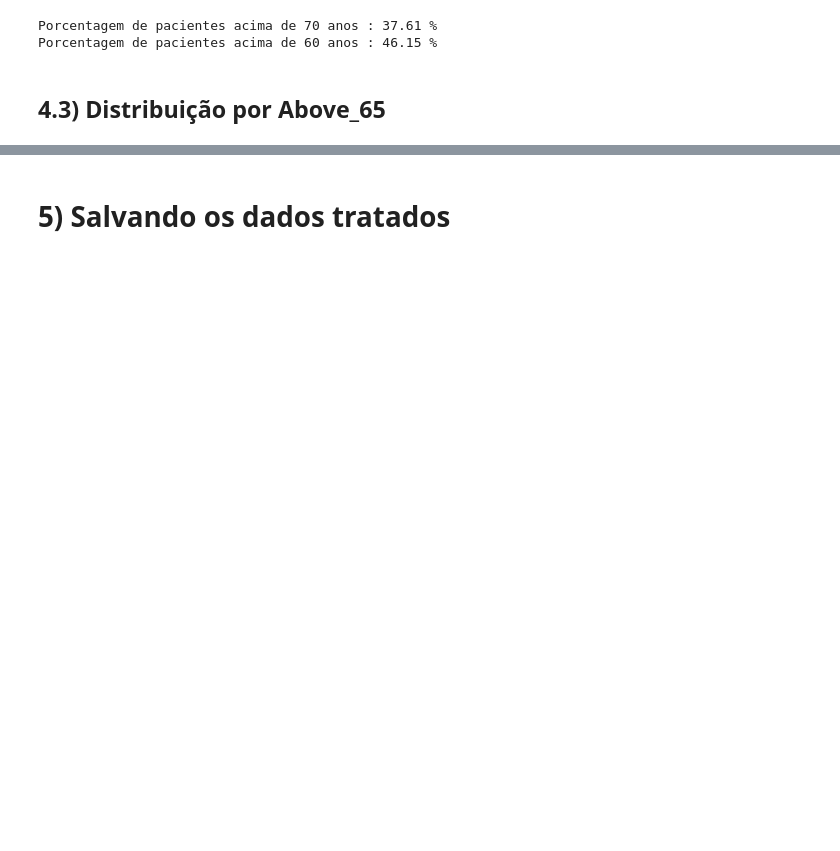
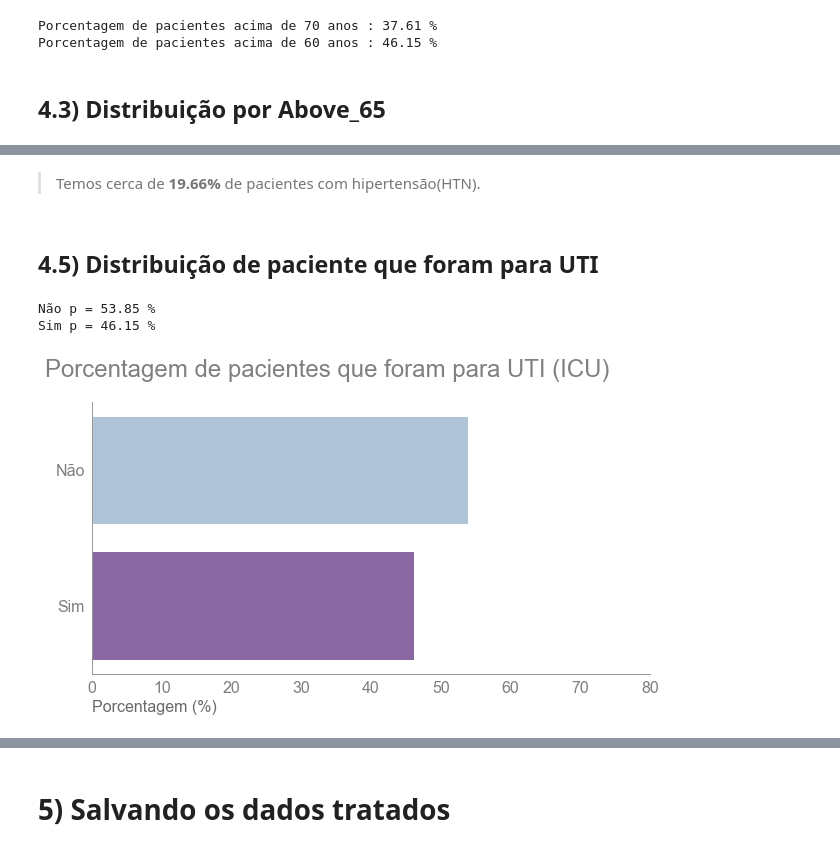
Before and after one commit to HenriqueCCdA/BC_DS_Projeto_Final, a Jupyter notebook: Notebooks/Exploratorios/explaracao_limpezada.ipynb, the cells around one changed output, grey strips where cells are left out. Cells and saved outputs as stored; diff of their text form; code cells hidden in the pictures; blank space fills up the shorter version.

```diff
--- a/Notebooks/Exploratorios/explaracao_limpezada.ipynb
+++ b/Notebooks/Exploratorios/explaracao_limpezada.ipynb
@@ -663,0 +629,21 @@ plot_barras(titulo = 'Porcentagem de pacientes por genêro',
+# %% [markdown]
+> Temos cerca de **19.66%** de pacientes com hipertensão(HTN).
+# %% [markdown]
+## 4.5) Distribuição de paciente que foram para UTI
+# %%
+f = {0: 'Não', 1: 'Sim'}
+
+val = dados_tratados_por_paciente['ICU'].value_counts(normalize=True)
+
+for ind, vals in zip(val.index, val.values):
+    print(f'{f[ind]} p = {vals*100:.2f} %')
+
+plot_barras(titulo = 'Porcentagem de pacientes que foram para UTI (ICU)',
+            x = val.values,
+            y = ['Não', 'Sim'],
+            xlim=(0,80),
+            n_colors=2)
+# %% [output]
+Não p = 53.85 %
+Sim p = 46.15 %
+[figure, added]
```
Also changed, not shown: parts of 33 cells of this notebook, 4 other files.
